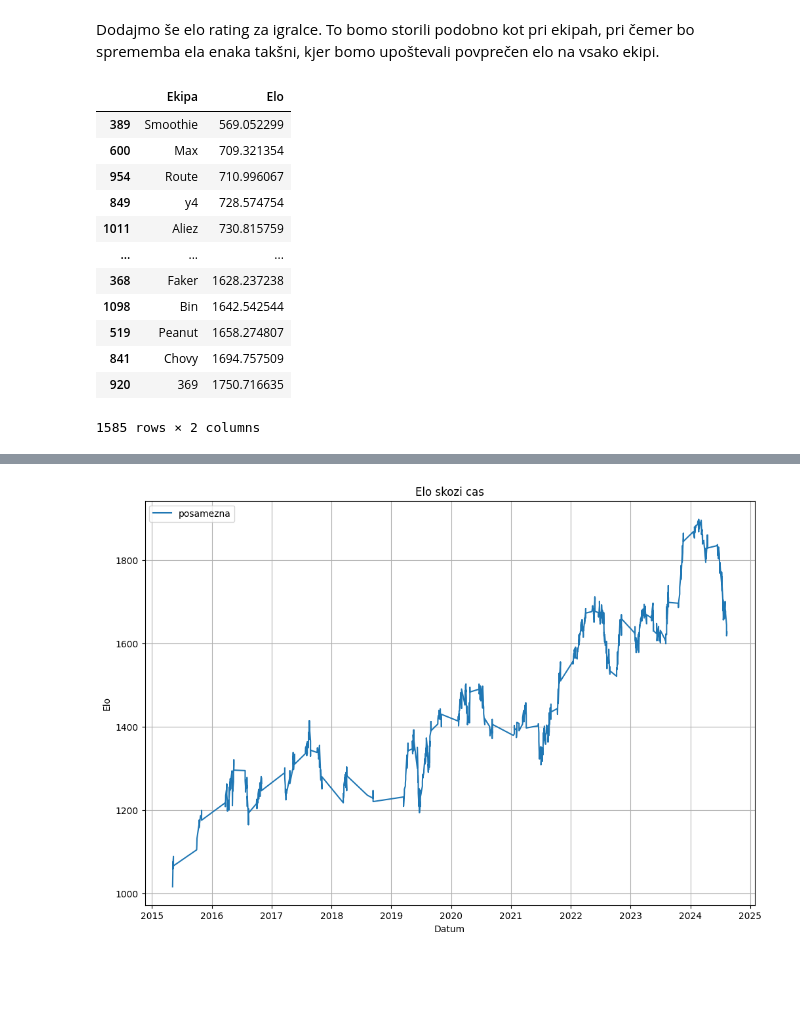
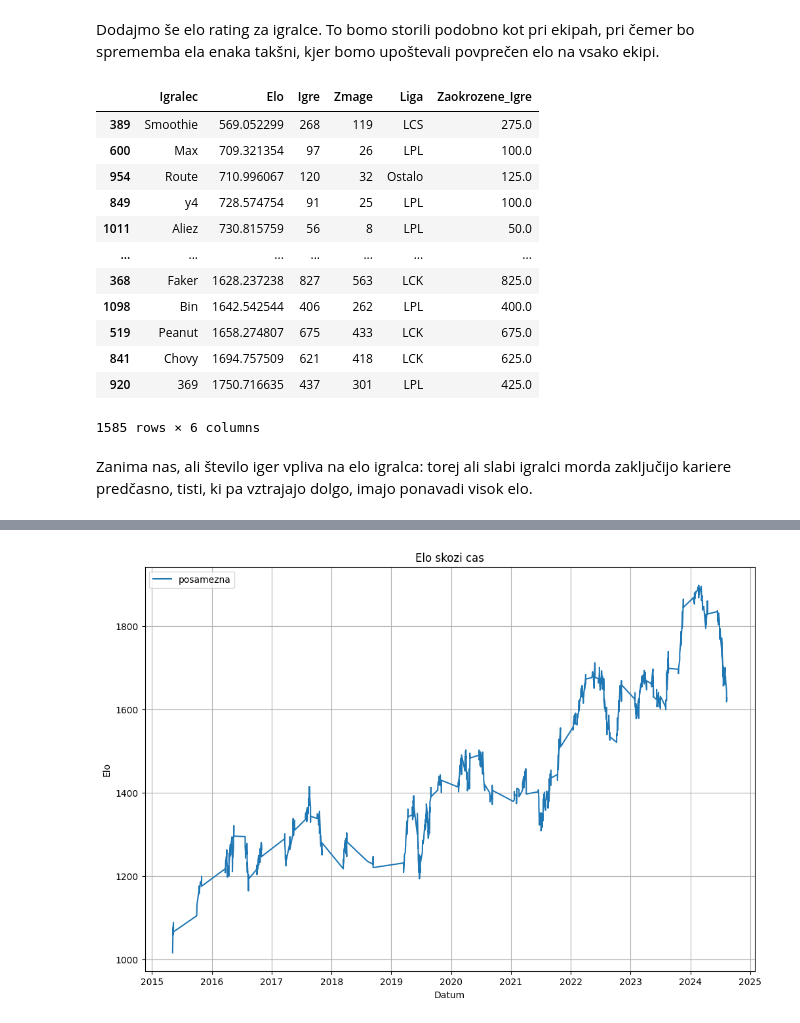
Before and after one commit to matijaderganc/League-of-Legends-Esports-Analysis, a Jupyter notebook: analiza.ipynb, the cells around one changed output, grey strips where cells are left out. Drawn from its saved outputs; the diff is of its cells as text; code cells hidden in the pictures; blank space fills up the shorter version.

```diff
--- a/analiza.ipynb
+++ b/analiza.ipynb
@@ -252,0 +272,18 @@ ekipe_tocke.plot.bar(x = 'Ekipa')
+# %%
+#najprej ekipam dodelimo njihovo ligo
+ekipe_lige = {}
+for _, vrstica in igre.iterrows():
+    ekipe_lige[vrstica['Modra_Stran']] = vrstica['Liga']
+    ekipe_lige[vrstica['Rdeca_Stran']] = vrstica['Liga']
+ekipe_lige_data = pd.DataFrame(ekipe_lige.items(), columns=['Ekipa', 'Liga'])
+lige_skupno = pd.merge(elo_ratings_data, ekipe_lige_data, on='Ekipa')
+for liga in ['LEC', 'LPL', 'LCK', 'LCS']:
+    vmesni = lige_skupno[lige_skupno['Liga'] == liga]['Zaokrozen_Elo']
+    print(f'povprecje za {liga}: {vmesni.mean()}')
+    plt.hist(vmesni, bins = 25, alpha = 0.44, label = liga)
+plt.title('Distribucija ela po ligah')
+plt.xlabel('Elo')
+plt.ylabel('Število ekip')
+plt.legend(title = 'Liga')
+plt.show()
+#iz grafa je razvidno, da najboljše ekipe prihajajo iz LCK in LPL, to pa sta Koreja in Kitajska, kar tudi ni nobeno presenečenje
@@ -263,32 +308,35 @@ for i, vrstica in igre.iterrows():
     for igralec in igralci1:
         if not igralec in igralci:
             if vrstica['Zmagovalec'] == vrstica['Modra_Stran']:
-                igralci[igralec] = {'Igre' : 1, 'Zmage' : 1}
+                igralci[igralec] = {'Igre' : 1, 'Zmage' : 1, 'Liga': vrstica['Liga']}
             else:
-                igralci[igralec] = {'Igre' : 1, 'Zmage' : 0}
+                igralci[igralec] = {'Igre' : 1, 'Zmage' : 0, 'Liga': vrstica['Liga']}
         else:
             if vrstica['Zmagovalec'] == vrstica['Modra_Stran']:
                 igralci[igralec]['Igre'] += 1
                 igralci[igralec]['Zmage'] += 1
+                igralci[igralec]['Liga'] = vrstica['Liga']
             else:
                 igralci[igralec]['Igre'] += 1
+                igralci[igralec]['Liga'] = vrstica['Liga']
     for igralec in igralci2:
         if not igralec in igralci:
             if vrstica['Zmagovalec'] == vrstica['Rdeca_Stran']:
-                igralci[igralec] = {'Igre' : 1, 'Zmage' : 1}
+                igralci[igralec] = {'Igre' : 1, 'Zmage' : 1, 'Liga': vrstica['Liga']}
             else:
-                igralci[igralec] = {'Igre' : 1, 'Zmage' : 0}
+                igralci[igralec] = {'Igre' : 1, 'Zmage' : 0, 'Liga': vrstica['Liga']}
         else:
             if vrstica['Zmagovalec'] == vrstica['Rdeca_Stran']:
                 igralci[igralec]['Igre'] += 1
                 igralci[igralec]['Zmage'] += 1
+                igralci[igralec]['Liga'] = vrstica['Liga']
             else:
                 igralci[igralec]['Igre'] += 1
+                igralci[igralec]['Liga'] = vrstica['Liga']
 igralci_data = pd.DataFrame(igralci).T.reset_index()
-igralci_data.columns = ['Igralec', 'Igre', 'Zmage']
+igralci_data.columns = ['Igralec', 'Igre', 'Zmage', 'Liga']
 
-def zaokrozi(x, baza):
-    return baza * round(x / baza)
+igralci_data['Igre'] = pd.to_numeric(igralci_data['Igre']) #funkcija round drugace ne dela
 
 igralci_data['Zaokrozene_Igre'] = zaokrozi(igralci_data['Igre'], 25)
 
@@ -312,3 +362,7 @@ Zmage                563
 Zaokrozene_Igre    825.0
 Name: 368, dtype: object
 [figure]
+# %%
+igralci_data['Liga'] = igralci_data['Liga'].replace({'International' : 'Ostalo'}) #igralci, ki so se nazadnje pojavili na mednarodnem, so aktivni v majhnih ligah, ki pa jih nisem analiziral
+po_ligah = igralci_data.groupby('Liga').size()
+po_ligah.plot.pie()
@@ -368,44 +425,47 @@ for i, vrstica in igre.iterrows():
 
     dodaj(igralci1)
     dodaj(igralci2)
 
     povp1 = povprecen_ekipni(igralci1)
     povp2 = povprecen_ekipni(igralci2)
 
     ekipa1 = vrstica['Modra_Stran']
     ekipa2 = vrstica['Rdeca_Stran']
     zmagovalec = vrstica['Zmagovalec']
     if zmagovalec == ekipa1:
         zmaga = predviden_rezultat(povp1, povp2)
         posodobi_igralci(igralci1, K_faktor1 * (1 - zmaga))
         posodobi_igralci(igralci2, K_faktor1 * (zmaga - 1)) #podobno kot prej, poraz je zmaga - 1, vrednost poraza je 0, prišteje se K faktor krat vrednost poraza - poraz (poraz in zmaga tu pomenita elo predikcijo zmage in poraza)
     else:
         zmaga = predviden_rezultat(povp2, povp1)
         posodobi_igralci(igralci2, K_faktor1 * (1 - zmaga))
         posodobi_igralci(igralci1, K_faktor1 * (zmaga - 1))
 
     for igralec in igralci1:
         zgodovina_igralci.append({'Datum' : vrstica['Datum'], 'Igra': i, 'Igralec' : igralec, 'Elo' : elo_igralci[igralec]})
     for igralec in igralci2:
         zgodovina_igralci.append({'Datum' : vrstica['Datum'], 'Igra': i, 'Igralec' : igralec, 'Elo' : elo_igralci[igralec]})
 
 
-elo_igralci_data = pd.DataFrame(elo_igralci.items(), columns=['Ekipa', 'Elo'])
+elo_igralci_data = pd.DataFrame(elo_igralci.items(), columns=['Igralec', 'Elo'])
 pd.set_option("display.max_rows", 10)
+elo_igralci_data = pd.merge(elo_igralci_data, igralci_data, on='Igralec')
 
 elo_igralci_data = elo_igralci_data.sort_values('Elo')
 elo_igralci_data
 # %% [output]
-|  | Ekipa | Elo |
-| 389 | Smoothie | 569.052299 |
-| 600 | Max | 709.321354 |
-| 954 | Route | 710.996067 |
-| 849 | y4 | 728.574754 |
-| 1011 | Aliez | 730.815759 |
-| ... | ... | ... |
-| 368 | Faker | 1628.237238 |
-| 1098 | Bin | 1642.542544 |
-| 519 | Peanut | 1658.274807 |
-| 841 | Chovy | 1694.757509 |
-| 920 | 369 | 1750.716635 |
+|  | Igralec | Elo | Igre | Zmage | Liga | Zaokrozene_Igre |
+| 389 | Smoothie | 569.052299 | 268 | 119 | LCS | 275.0 |
+| 600 | Max | 709.321354 | 97 | 26 | LPL | 100.0 |
+| 954 | Route | 710.996067 | 120 | 32 | Ostalo | 125.0 |
+| 849 | y4 | 728.574754 | 91 | 25 | LPL | 100.0 |
+| 1011 | Aliez | 730.815759 | 56 | 8 | LPL | 50.0 |
+| ... | ... | ... | ... | ... | ... | ... |
+| 368 | Faker | 1628.237238 | 827 | 563 | LCK | 825.0 |
+| 1098 | Bin | 1642.542544 | 406 | 262 | LPL | 400.0 |
+| 519 | Peanut | 1658.274807 | 675 | 433 | LCK | 675.0 |
+| 841 | Chovy | 1694.757509 | 621 | 418 | LCK | 625.0 |
+| 920 | 369 | 1750.716635 | 437 | 301 | LPL | 425.0 |
-1585 rows × 2 columns
+1585 rows × 6 columns
+# %% [markdown]
+Zanima nas, ali število iger vpliva na elo igralca: torej ali slabi igralci morda zaključijo kariere predčasno, tisti, ki pa vztrajajo dolgo, imajo ponavadi visok elo.
```
Also changed, not shown: parts of 20 cells of this notebook.
